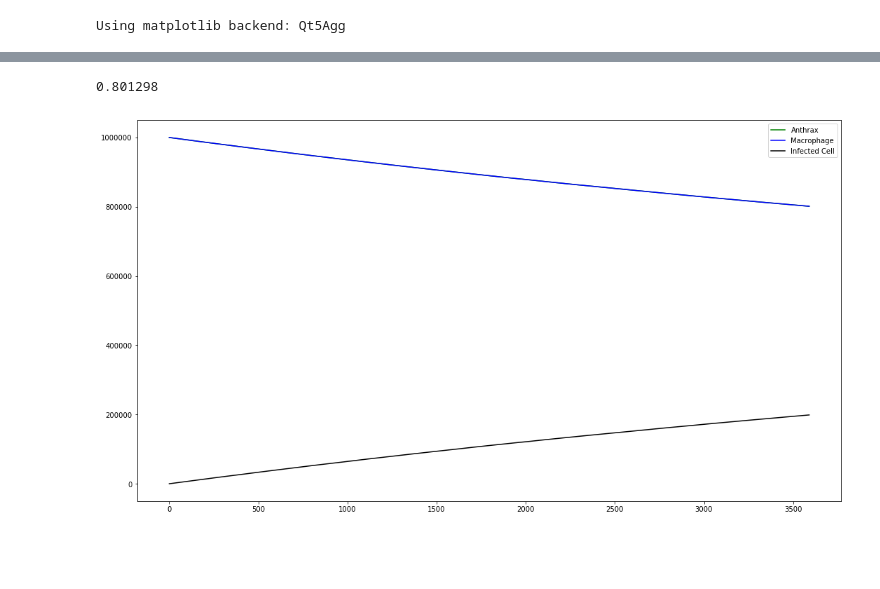
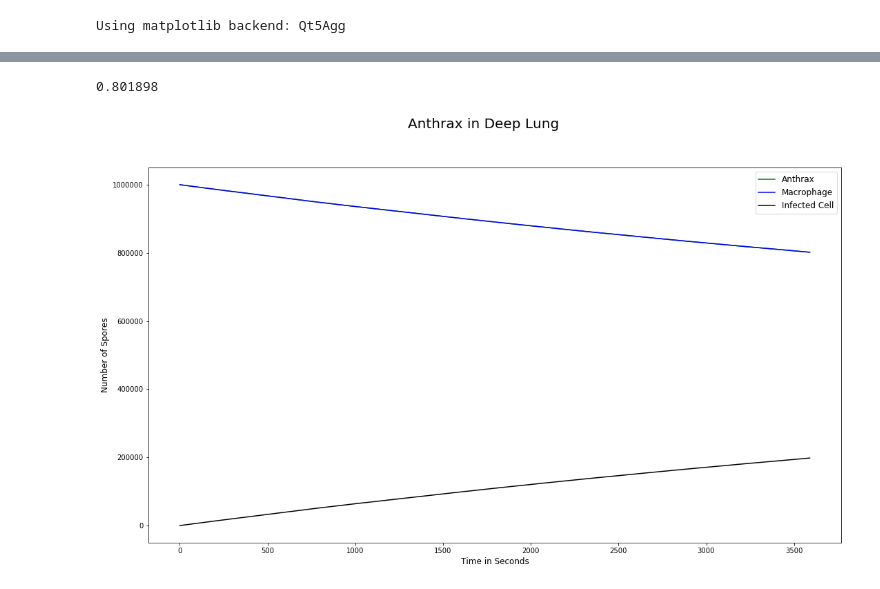
Before and after one commit to technodivergent/Bacillus_Anthracis_Simulation, a Jupyter notebook: DayModel - k2 value at ns = 1.ipynb, the cells around one changed output, grey strips where cells are left out. Drawn from its saved outputs; the diff is of its cells as text; code cells hidden in the pictures; blank space fills up the shorter version.

```diff
--- a/DayModel - k2 value at ns = 1.ipynb
+++ b/DayModel - k2 value at ns = 1.ipynb
@@ -57,10 +57,13 @@ Wall time: 235 ms
 # %%
-plt.figure(figsize=(18,10))
+fig = plt.figure(figsize=(18,10))
+fig.suptitle("Anthrax in Deep Lung", fontsize=20)
 plt.plot(results['time'], results['S_'], 'g-', label='Anthrax')
 plt.plot(results['time'], results['M_'], 'b-', label='Macrophage')
 plt.plot(results['time'], results['H_'], 'k-', label='Infected Cell')
-plt.legend(loc='best')
+plt.xlabel("Time in Seconds", fontsize=12)
+plt.ylabel("Number of Spores", fontsize=12)
+plt.legend(loc='best', fontsize=12)
 print(results['S_'][-1]/(results['S_'][0]/int(model.listOfParameters['ns'].expression)))
 # %% [output]
-0.801298
+0.801898
-[figure, old version]
+[figure, new version]
```
Also changed, not shown: parts of 1 cell of this notebook, 5 other files.
